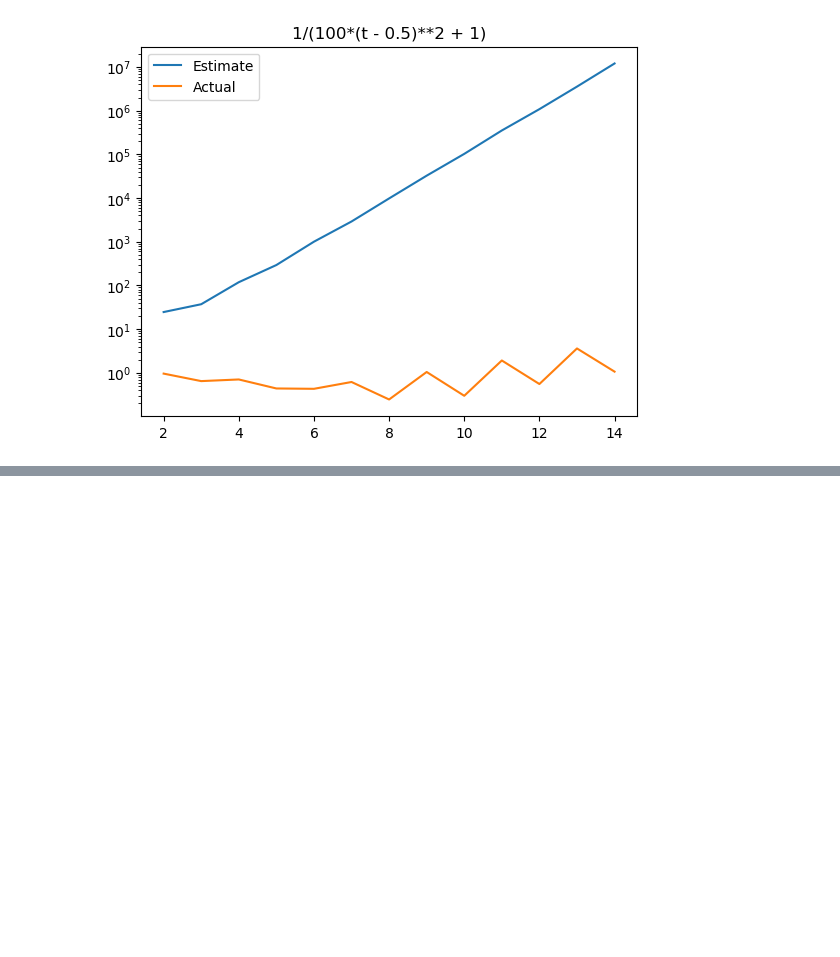
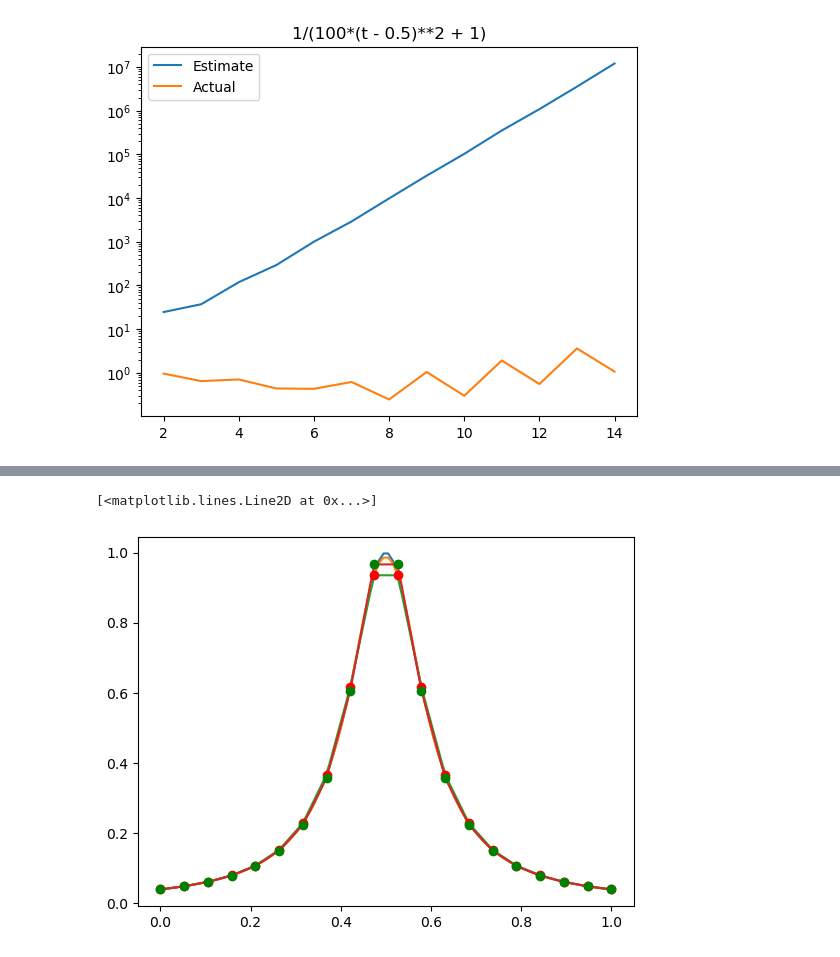
Before and after one commit to ananthkrishna96/Python-Allen-Cahn-FEM-Solver, a Jupyter notebook: Exercises.ipynb, the cells around one changed output, grey strips where cells are left out. Cells and saved outputs as stored; diff of their text form; code cells hidden in the pictures; blank space fills up the shorter version.

```diff
--- a/Exercises.ipynb
+++ b/Exercises.ipynb
@@ -315,0 +339,10 @@ pyplot.show()
+# %%
+plot(x, f(x))
+plot(x,y)
+plot(x, B.dot(f(q)))
+plot(x, B.dot(pL2))
+plot(q, f(q), 'ro')
+plot(q, pL2, 'go')
+# %% [output]
+[<matplotlib.lines.Line2D at 0x...>]
+[figure, added]
```
Also changed, not shown: parts of 15 cells of this notebook.
